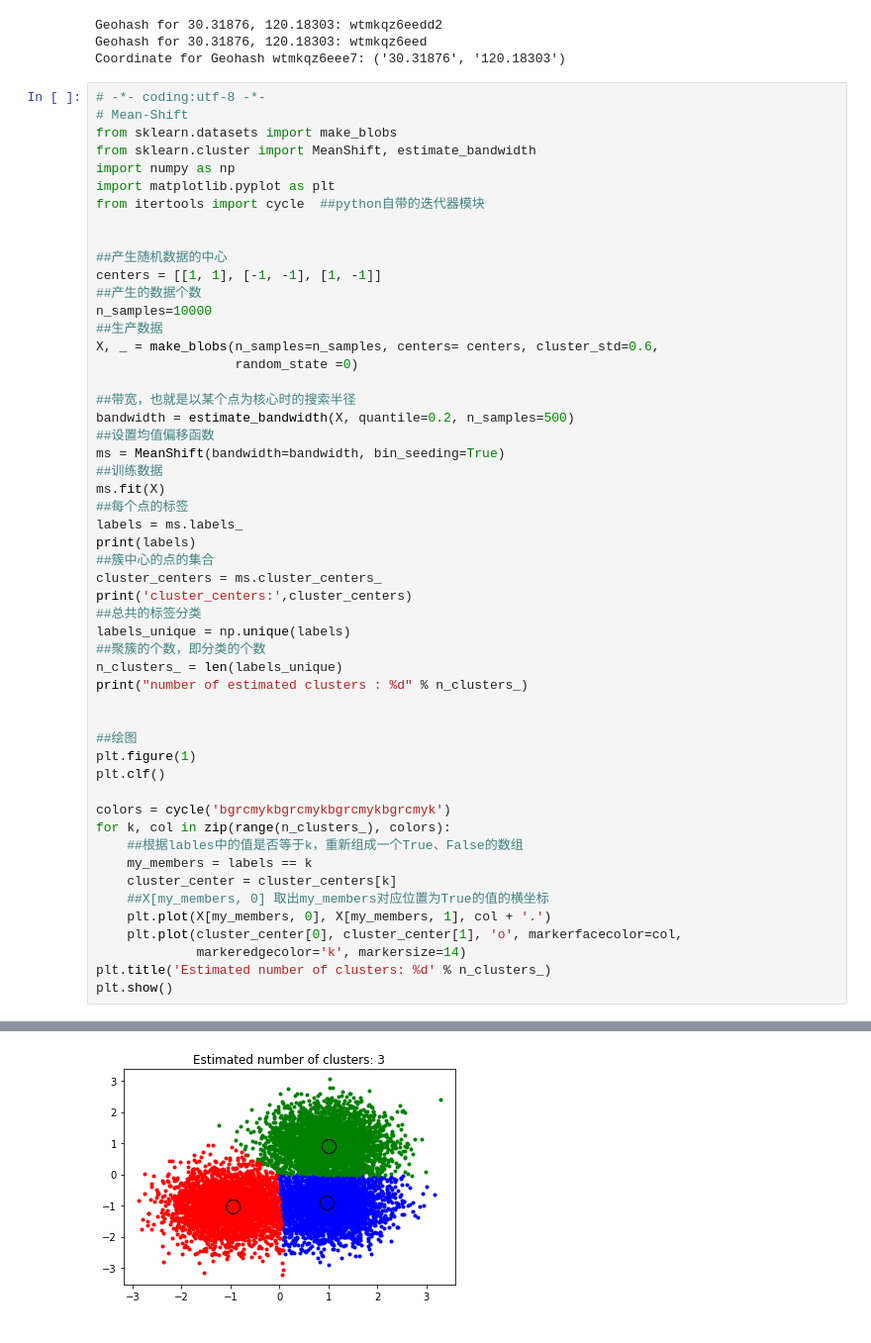
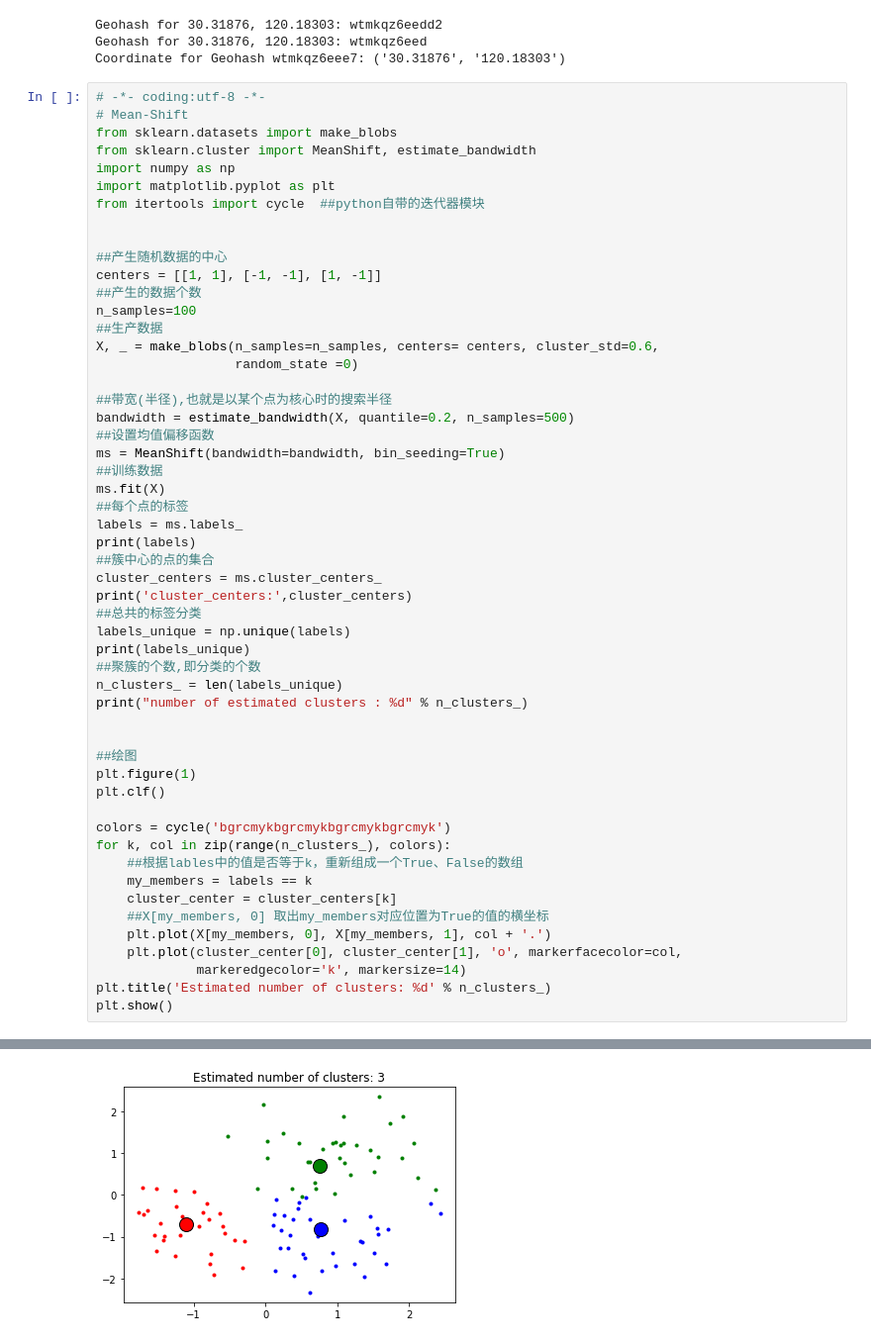
Before and after one commit to jxeditor/LearnDemo, a Jupyter notebook: VSDemo/py.ipynb, the cells around one changed output, grey strips where cells are left out. Shown at 99% size. Cells and saved outputs as stored; diff of their text form.

```diff
--- a/VSDemo/py.ipynb
+++ b/VSDemo/py.ipynb
@@ -23,12 +23,12 @@ from itertools import cycle  ##python自带的迭代器模块
 ##产生随机数据的中心
 centers = [[1, 1], [-1, -1], [1, -1]]
 ##产生的数据个数
-n_samples=10000
+n_samples=100
 ##生产数据
 X, _ = make_blobs(n_samples=n_samples, centers= centers, cluster_std=0.6,
                   random_state =0)
 
-##带宽，也就是以某个点为核心时的搜索半径
+##带宽(半径),也就是以某个点为核心时的搜索半径
 bandwidth = estimate_bandwidth(X, quantile=0.2, n_samples=500)
 ##设置均值偏移函数
 ms = MeanShift(bandwidth=bandwidth, bin_seeding=True)
@@ -42,7 +42,8 @@ cluster_centers = ms.cluster_centers_
 print('cluster_centers:',cluster_centers)
 ##总共的标签分类
 labels_unique = np.unique(labels)
-##聚簇的个数，即分类的个数
+print(labels_unique)
+##聚簇的个数,即分类的个数
 n_clusters_ = len(labels_unique)
 print("number of estimated clusters : %d" % n_clusters_)
 
@@ -70,2 +74,2 @@ cluster_centers: [[ 0.95599367 -0.91612234]
 number of estimated clusters : 3
-[figure, old version]
+[figure, new version]
```
Also changed, not shown: parts of 8 cells of this notebook.
